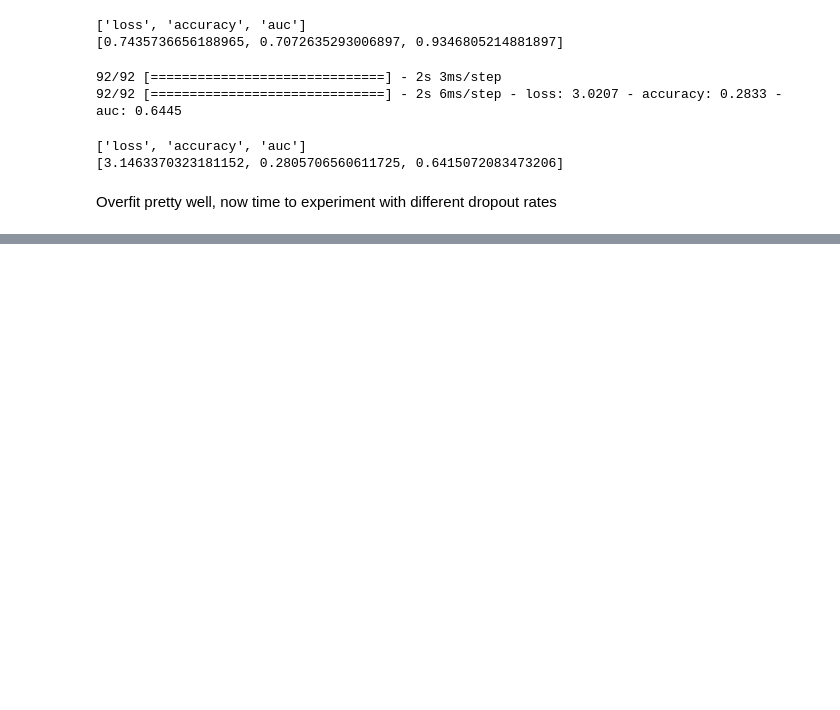
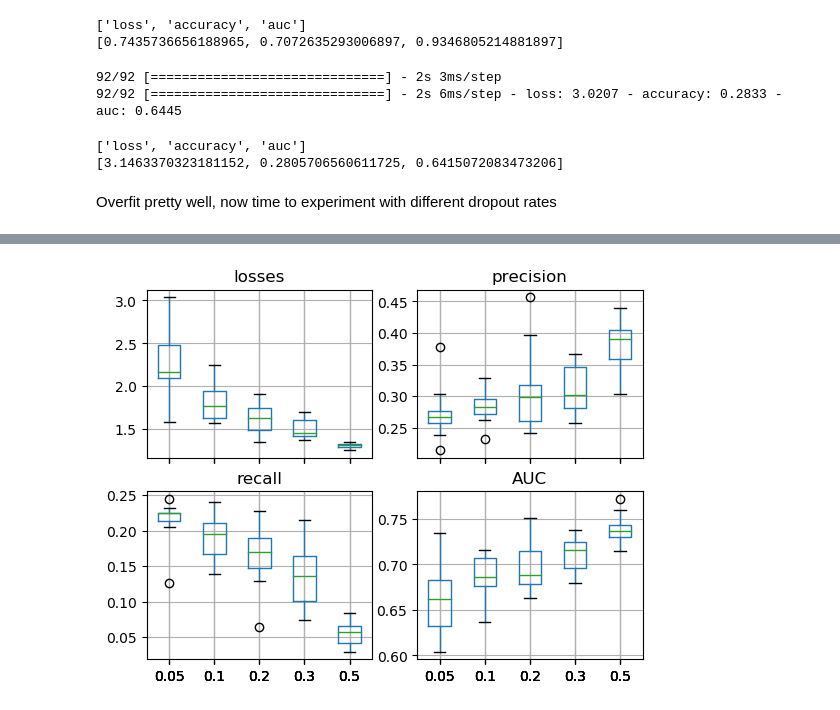
Before and after one commit to rubenren/DataSets, a Jupyter notebook: model_research/classification_based/LSTM Prototype.ipynb, the cells around one changed output, grey strips where cells are left out. Cells and saved outputs as stored; diff of their text form; code cells hidden in the pictures; blank space fills up the shorter version.

```diff
--- a/model_research/classification_based/LSTM Prototype.ipynb
+++ b/model_research/classification_based/LSTM Prototype.ipynb
@@ -361,0 +354,14 @@ KeyboardInterrupt:
+# %%
+fig, ax = plt.subplots(2, 2, sharex=True)
+losses.boxplot(ax=ax[0][0])
+precisions.boxplot(ax=ax[0][1])
+recalls.boxplot(ax=ax[1][0])
+aucs.boxplot(ax=ax[1][1])
+ax[0][0].set_title('losses')
+ax[0][1].set_title('precision')
+ax[1][0].set_title('recall')
+ax[1][1].set_title('AUC')
+plt.savefig('boxplot_dropouts.png')
+plt.show()
+# %% [output]
+[figure, added]
```
Also changed, not shown: parts of 4 cells of this notebook, 5 other files.
